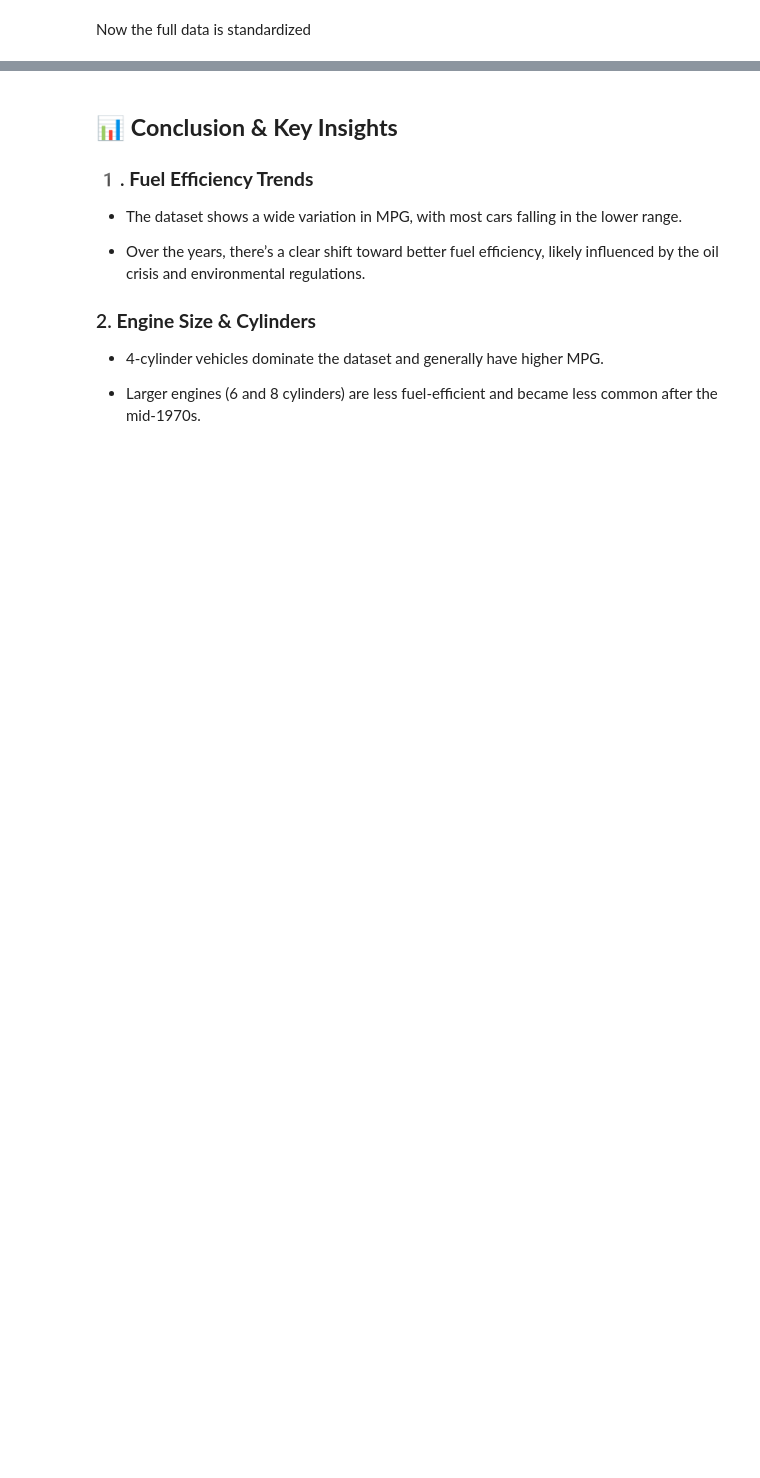
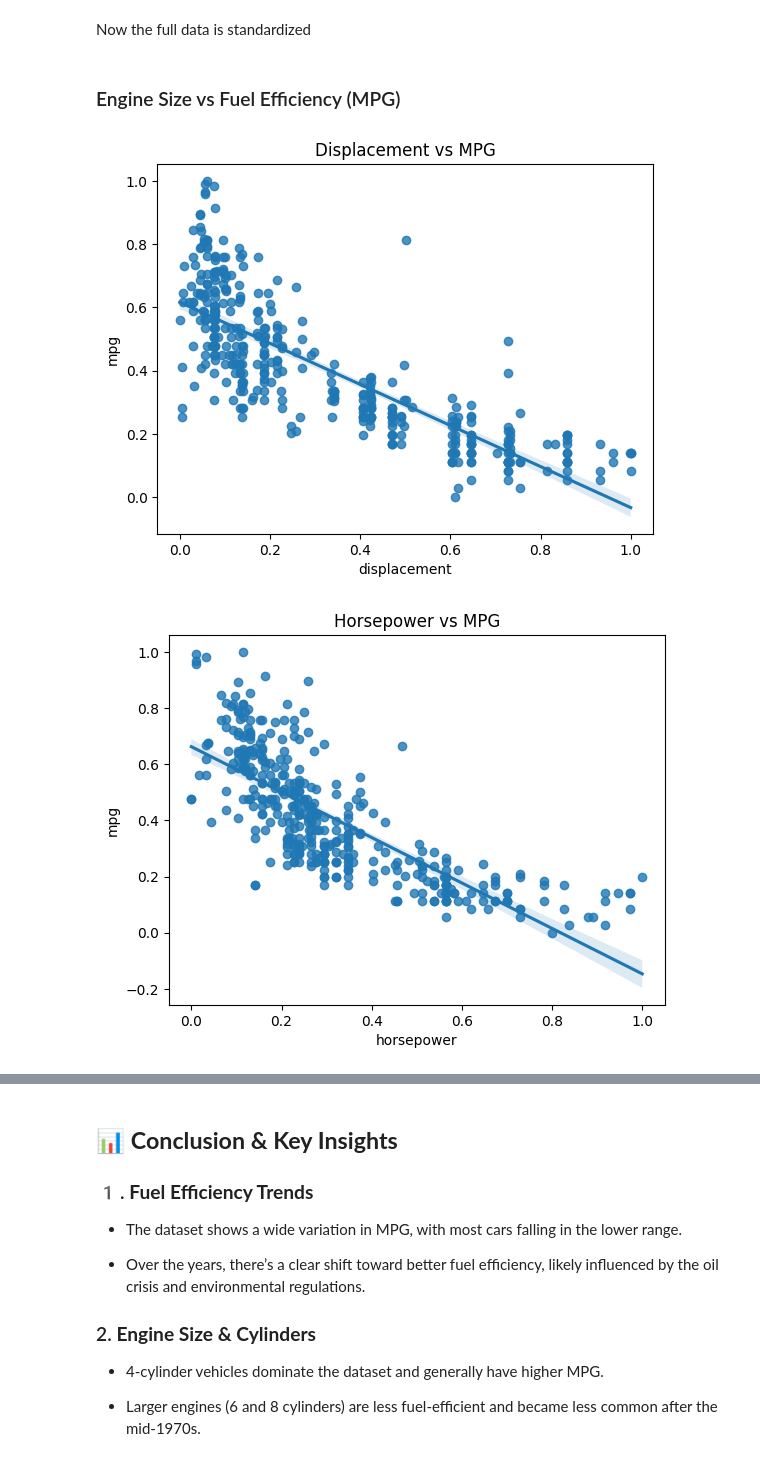
Before and after one commit to web-dev-champ/Auto-mpg, a Jupyter notebook: auto-mpg_EDA.ipynb, the cells around one changed output, grey strips where cells are left out. Cells and saved outputs as stored; diff of their text form; code cells hidden in the pictures; blank space fills up the shorter version.

```diff
--- a/auto-mpg_EDA.ipynb
+++ b/auto-mpg_EDA.ipynb
@@ -475,3 +475,18 @@ data.head()
 | 4 | 0.224719 | 8 | 0.604651 | 0.510870 | 0.520556 | 0.083333 | 70 | 1 | ford torino |
 # %% [markdown]
 Now the full data is standardized
+# %% [markdown]
+### Engine Size vs Fuel Efficiency (MPG)
+# %%
+# Displacement vs MPG
+sns.regplot(x='displacement', y='mpg', data=data)
+plt.title('Displacement vs MPG')
+plt.show()
+
+# Horsepower vs MPG
+sns.regplot(x='horsepower', y='mpg', data=data)
+plt.title('Horsepower vs MPG')
+plt.show()
+# %% [output]
+[figure, added]
+[figure, added]
```
Also changed, not shown: parts of 4 cells of this notebook.
